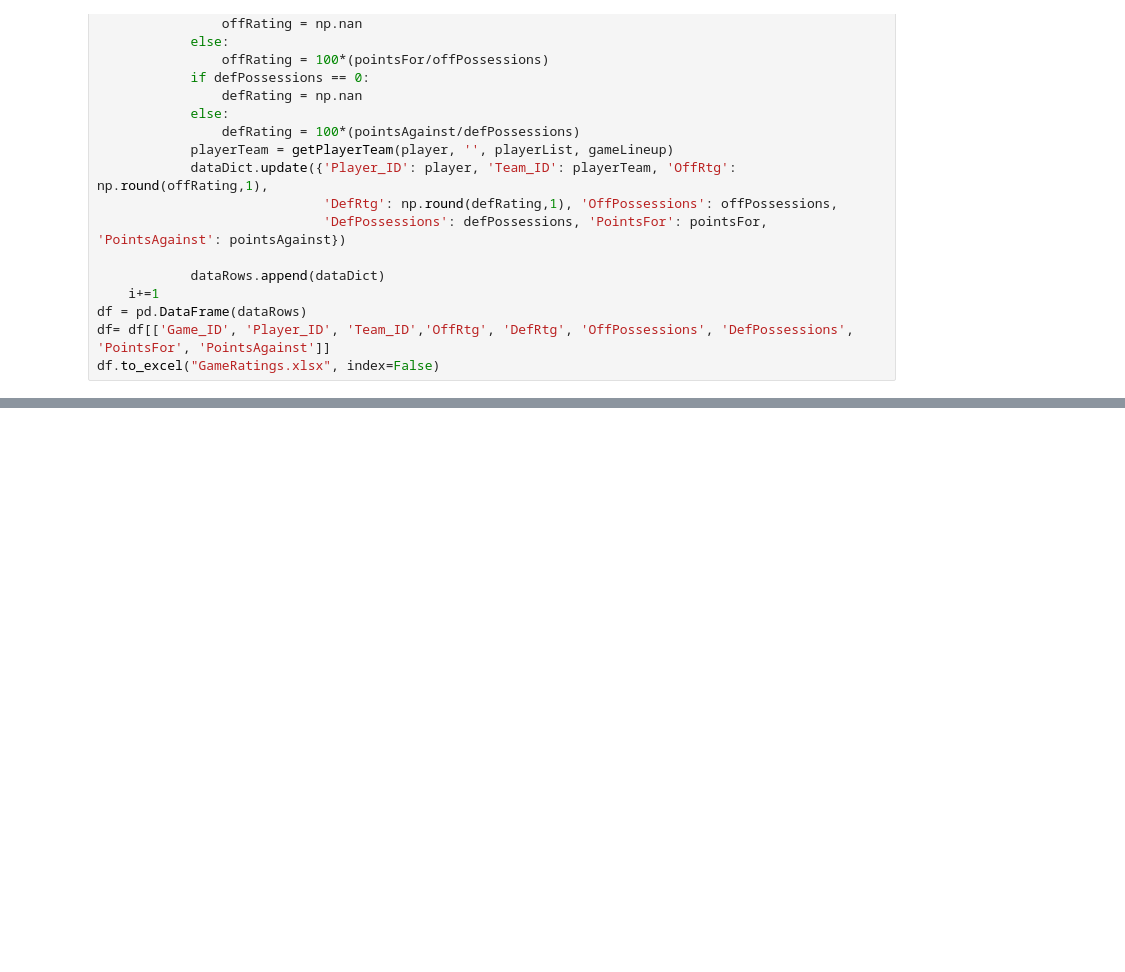
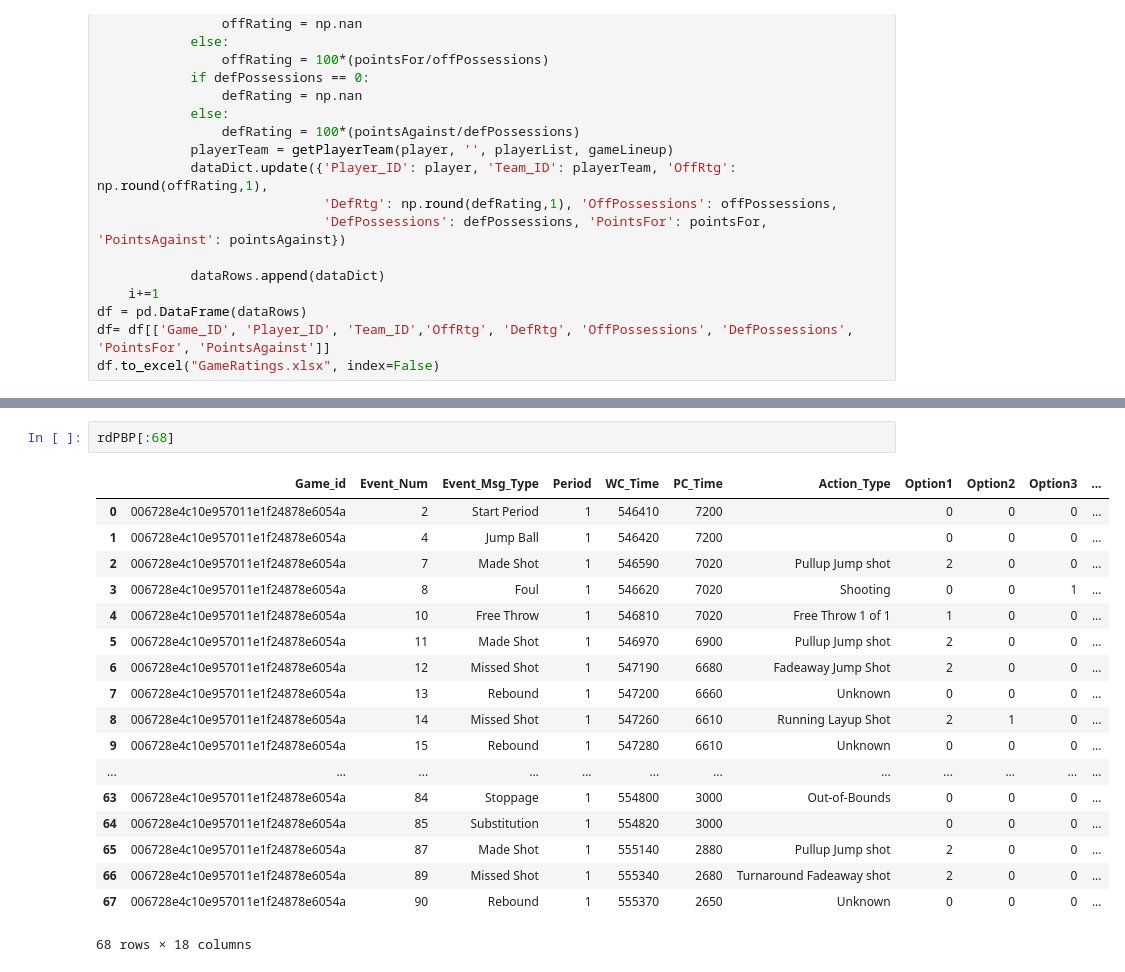
Before and after one commit to wpouse/NBA, a Jupyter notebook: Hackathon Prompt/NBARatingsScrubbed.ipynb, the cells around one changed output, grey strips where cells are left out. Cells and saved outputs as stored; diff of their text form; blank space fills up the shorter version.

```diff
--- a/Hackathon Prompt/NBARatingsScrubbed.ipynb
+++ b/Hackathon Prompt/NBARatingsScrubbed.ipynb
@@ -777,0 +834,21 @@ rdPBP[129:140]
+# %%
+rdPBP[:68]
+# %% [output]
+|  | Game_id | Event_Num | Event_Msg_Type | Period | WC_Time | PC_Time | Action_Type | Option1 | Option2 | Option3 | ... |
+| 0 | 006728e4c10e957011e1f24878e6054a | 2 | Start Period | 1 | 546410 | 7200 |  | 0 | 0 | 0 | ... |
+| 1 | 006728e4c10e957011e1f24878e6054a | 4 | Jump Ball | 1 | 546420 | 7200 |  | 0 | 0 | 0 | ... |
+| 2 | 006728e4c10e957011e1f24878e6054a | 7 | Made Shot | 1 | 546590 | 7020 | Pullup Jump shot | 2 | 0 | 0 | ... |
+| 3 | 006728e4c10e957011e1f24878e6054a | 8 | Foul | 1 | 546620 | 7020 | Shooting | 0 | 0 | 1 | ... |
+| 4 | 006728e4c10e957011e1f24878e6054a | 10 | Free Throw | 1 | 546810 | 7020 | Free Throw 1 of 1 | 1 | 0 | 0 | ... |
+| 5 | 006728e4c10e957011e1f24878e6054a | 11 | Made Shot | 1 | 546970 | 6900 | Pullup Jump shot | 2 | 0 | 0 | ... |
+| 6 | 006728e4c10e957011e1f24878e6054a | 12 | Missed Shot | 1 | 547190 | 6680 | Fadeaway Jump Shot | 2 | 0 | 0 | ... |
+| 7 | 006728e4c10e957011e1f24878e6054a | 13 | Rebound | 1 | 547200 | 6660 | Unknown | 0 | 0 | 0 | ... |
+| 8 | 006728e4c10e957011e1f24878e6054a | 14 | Missed Shot | 1 | 547260 | 6610 | Running Layup Shot | 2 | 1 | 0 | ... |
+| 9 | 006728e4c10e957011e1f24878e6054a | 15 | Rebound | 1 | 547280 | 6610 | Unknown | 0 | 0 | 0 | ... |
+| ... | ... | ... | ... | ... | ... | ... | ... | ... | ... | ... | ... |
+| 63 | 006728e4c10e957011e1f24878e6054a | 84 | Stoppage | 1 | 554800 | 3000 | Out-of-Bounds | 0 | 0 | 0 | ... |
+| 64 | 006728e4c10e957011e1f24878e6054a | 85 | Substitution | 1 | 554820 | 3000 |  | 0 | 0 | 0 | ... |
+| 65 | 006728e4c10e957011e1f24878e6054a | 87 | Made Shot | 1 | 555140 | 2880 | Pullup Jump shot | 2 | 0 | 0 | ... |
+| 66 | 006728e4c10e957011e1f24878e6054a | 89 | Missed Shot | 1 | 555340 | 2680 | Turnaround Fadeaway shot | 2 | 0 | 0 | ... |
+| 67 | 006728e4c10e957011e1f24878e6054a | 90 | Rebound | 1 | 555370 | 2650 | Unknown | 0 | 0 | 0 | ... |
+68 rows × 18 columns
```
Also changed, not shown: parts of 6 cells of this notebook, 1 other file.
